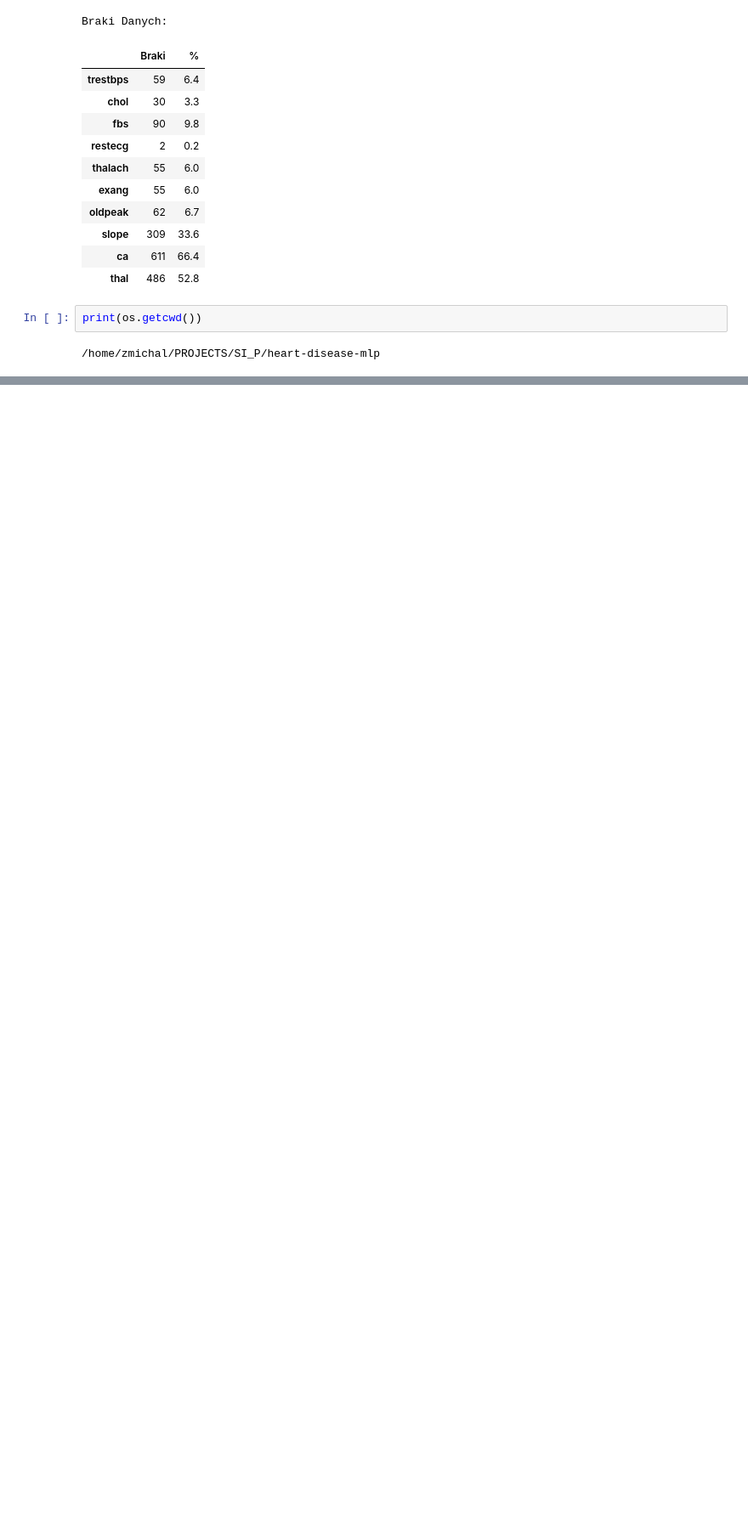
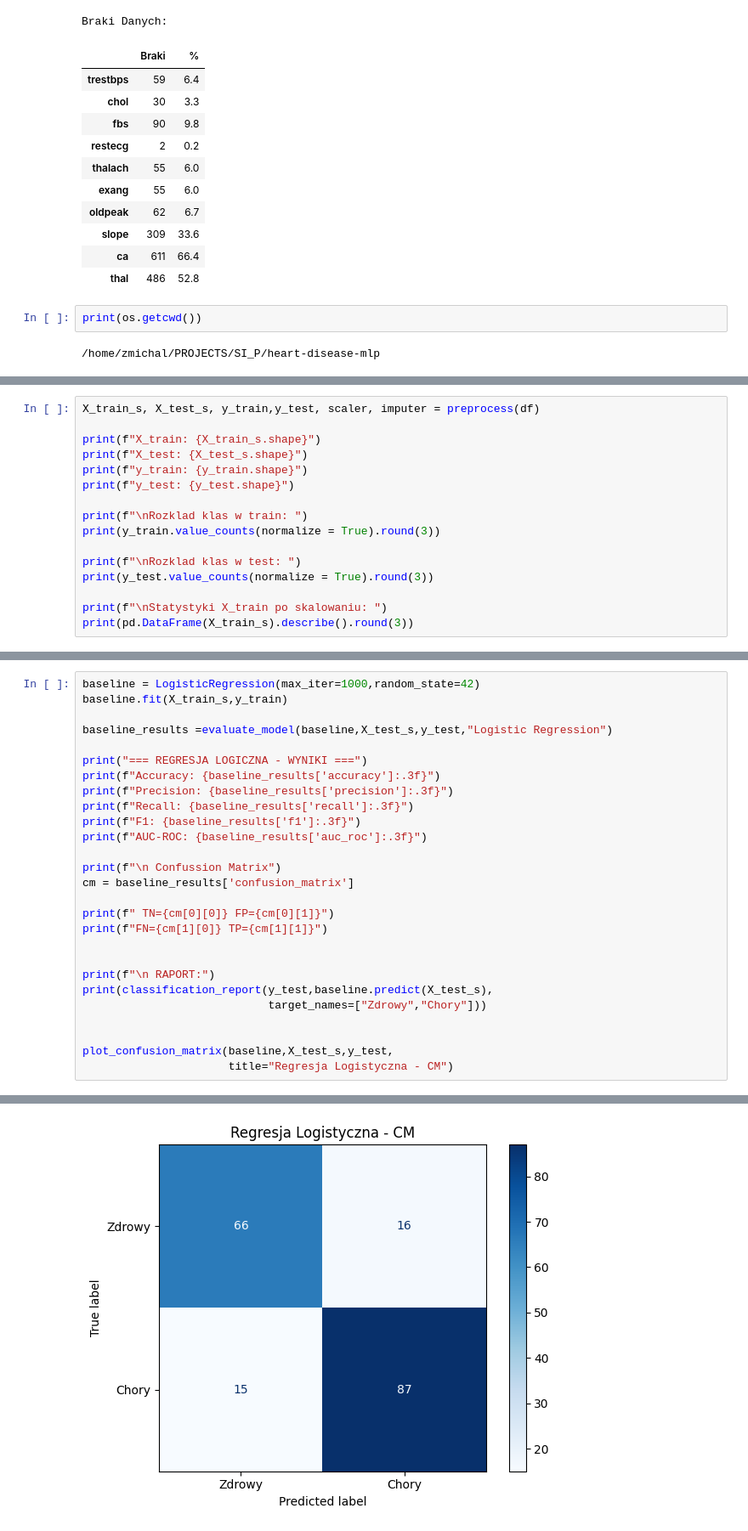
Before and after one commit to jordanxoo/heart-disease-mlp, a Jupyter notebook: notebook.ipynb, the cells around one changed output, grey strips where cells are left out. Shown at 85% size. Drawn from its saved outputs; the diff is of its cells as text; blank space fills up the shorter version.

Commit message:
implemented  logistic regression as base model and MLP, conducted comparision betwenn different models and aproaches

```diff
--- a/notebook.ipynb
+++ b/notebook.ipynb
@@ -324,0 +331,16 @@ plot_scatter_age_thalach(df)
+# %%
+X_train_s, X_test_s, y_train,y_test, scaler, imputer = preprocess(df)
+
+print(f"X_train: {X_train_s.shape}")
+print(f"X_test: {X_test_s.shape}")
+print(f"y_train: {y_train.shape}")
+print(f"y_test: {y_test.shape}")
+
+print(f"\nRozklad klas w train: ")
+print(y_train.value_counts(normalize = True).round(3))
+
+print(f"\nRozklad klas w test: ")
+print(y_test.value_counts(normalize = True).round(3))
+
+print(f"\nStatystyki X_train po skalowaniu: ")
+print(pd.DataFrame(X_train_s).describe().round(3))
@@ -324,0 +365,28 @@ plot_scatter_age_thalach(df)
+# %%
+baseline = LogisticRegression(max_iter=1000,random_state=42)
+baseline.fit(X_train_s,y_train)
+
+baseline_results =evaluate_model(baseline,X_test_s,y_test,"Logistic Regression")
+
+print("=== REGRESJA LOGICZNA - WYNIKI ===")
+print(f"Accuracy: {baseline_results['accuracy']:.3f}")
+print(f"Precision: {baseline_results['precision']:.3f}")
+print(f"Recall: {baseline_results['recall']:.3f}")
+print(f"F1: {baseline_results['f1']:.3f}")
+print(f"AUC-ROC: {baseline_results['auc_roc']:.3f}")
+
+print(f"\n Confussion Matrix")
+cm = baseline_results['confusion_matrix']
+
+print(f" TN={cm[0][0]} FP={cm[0][1]}")
+print(f"FN={cm[1][0]} TP={cm[1][1]}")
+
+
+print(f"\n RAPORT:")
+print(classification_report(y_test,baseline.predict(X_test_s),
+                            target_names=["Zdrowy","Chory"]))
+
+
+plot_confusion_matrix(baseline,X_test_s,y_test,
+                      title="Regresja Logistyczna - CM")
+# %% [output]
@@ -324,0 +413 @@ plot_scatter_age_thalach(df)
+[figure, added]
```
Also changed, not shown: parts of 5 cells of this notebook.
